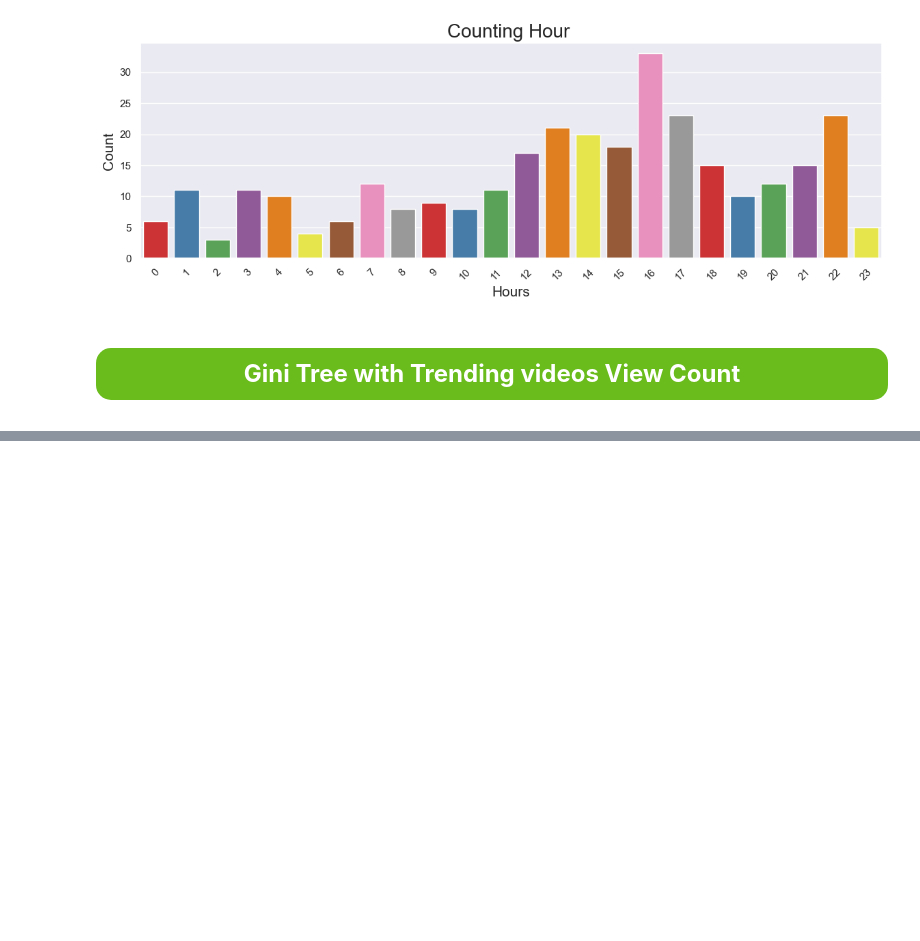
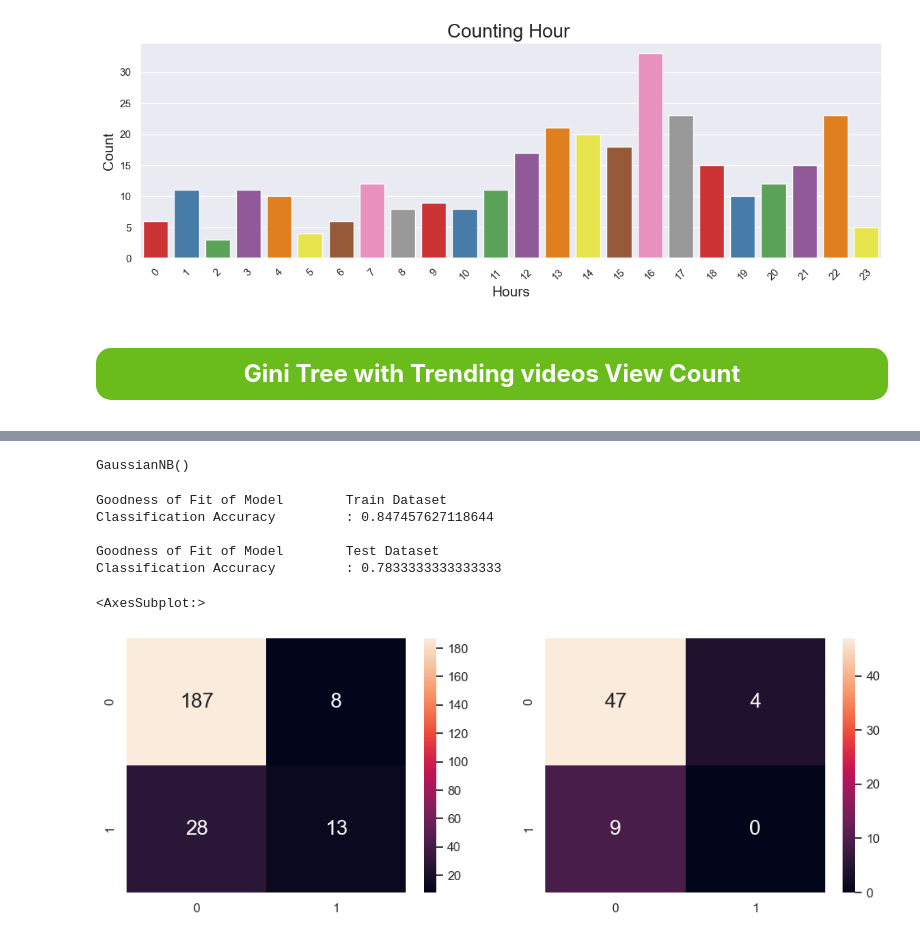
Before and after one commit to jhmarkkk/Youtube_Analysis, a Jupyter notebook: C.ipynb, the cells around one changed output, grey strips where cells are left out. Drawn from its saved outputs; the diff is of its cells as text; code cells hidden in the pictures; blank space fills up the shorter version.

Commit message:
Added naive bayes model for trending classifier

```diff
--- a/C.ipynb
+++ b/C.ipynb
@@ -237,0 +294,40 @@ Classification Accuracy         : 0.8360655737704918
+# %%
+from sklearn.naive_bayes import GaussianNB
+
+# Build a Gaussian Classifier
+model = GaussianNB()
+
+# Do the 80:20 thing
+X_train, X_test, y_train, y_test = train_test_split(features, trending_encoded, test_size = 0.2, random_state=42)
+
+model.fit(X_train, y_train)
+# %% [output]
+GaussianNB()
+# %%
+# Check the Goodness of Fit (on Train Data)
+print("Goodness of Fit of Model \tTrain Dataset")
+print("Classification Accuracy \t:", model.score(X_train, y_train))
+print()
+
+# Check the Goodness of Fit (on Test Data)
+print("Goodness of Fit of Model \tTest Dataset")
+print("Classification Accuracy \t:", model.score(X_test, y_test))
+print()
+
+y_train_pred = model.predict(X_train)
+y_test_pred = model.predict(X_test)
+
+# Plot the Confusion Matrix for Train and Test
+f, axes = plt.subplots(1, 2, figsize=(12, 4))
+sb.heatmap(confusion_matrix(y_train, y_train_pred),
+           annot = True, fmt=".0f", annot_kws={"size": 18}, ax = axes[0])
+sb.heatmap(confusion_matrix(y_test, y_test_pred),
+           annot = True, fmt=".0f", annot_kws={"size": 18}, ax = axes[1])
+# %% [output]
+Goodness of Fit of Model        Train Dataset
+Classification Accuracy         : 0.847457627118644
+
+Goodness of Fit of Model        Test Dataset
+Classification Accuracy         : 0.7833333333333333
+<AxesSubplot:>
+[figure, added]
```
Also changed, not shown: parts of 3 cells of this notebook.
